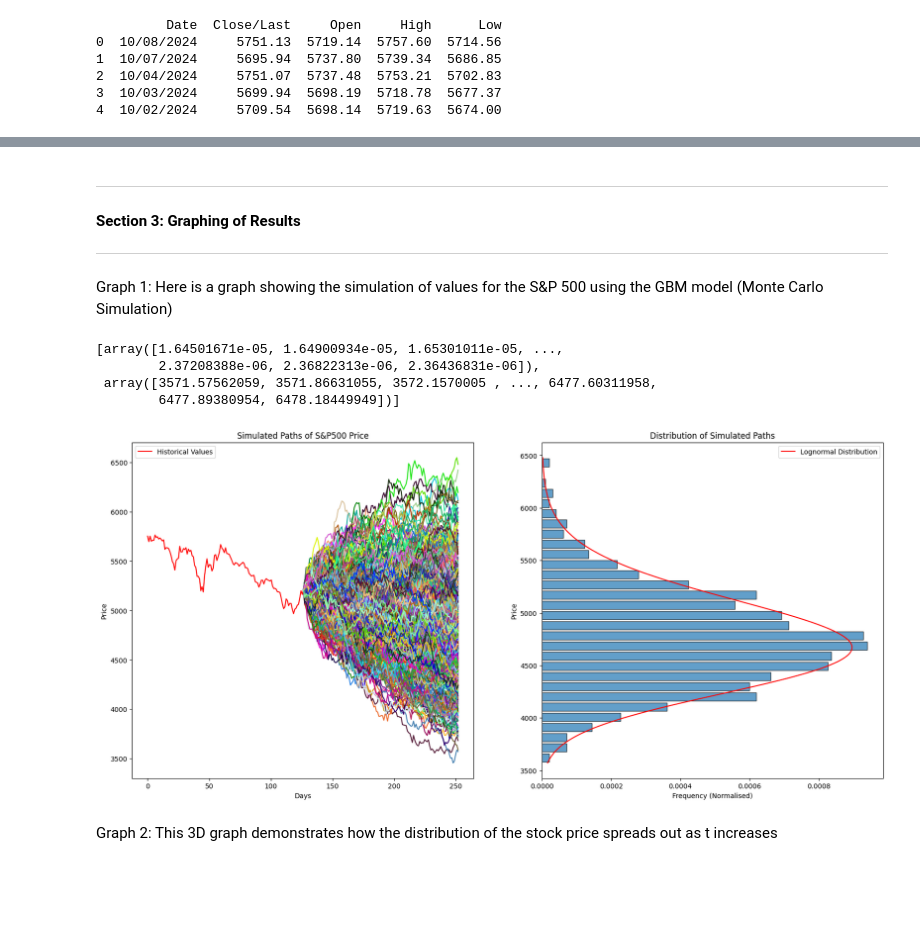
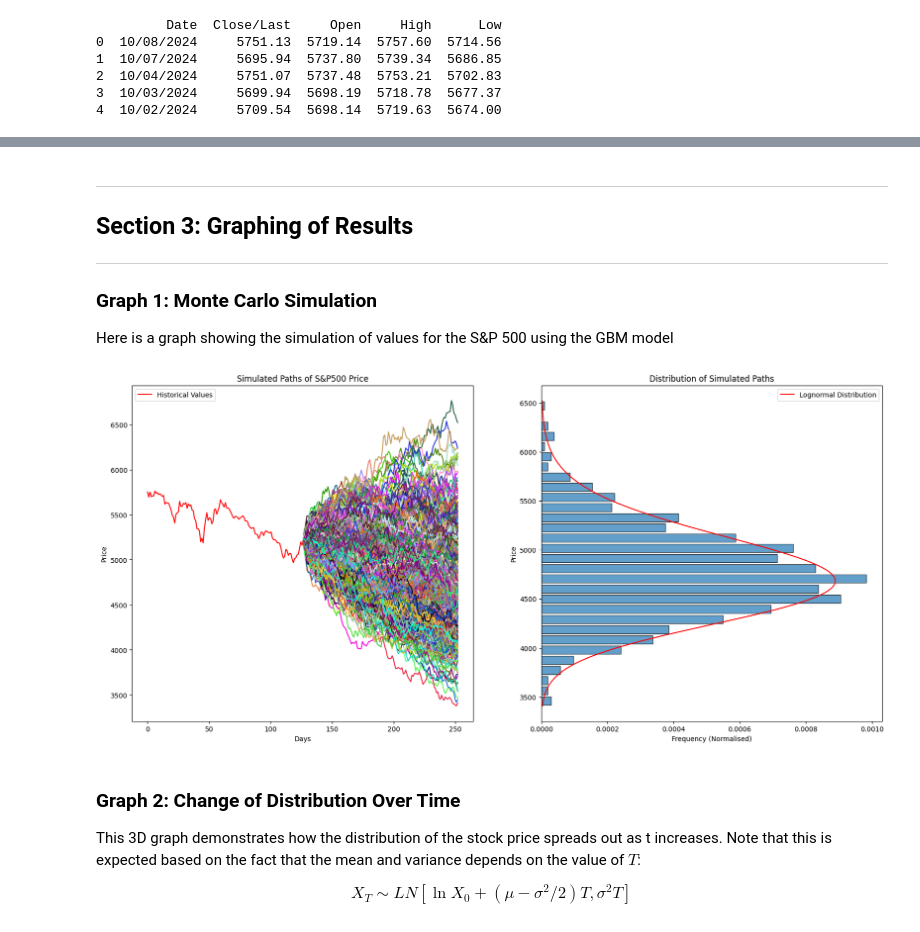
Before and after one commit to kellyj83/SDE-Code, a Jupyter notebook: GBM.ipynb, the cells around one changed output, grey strips where cells are left out. Cells and saved outputs as stored; diff of their text form; code cells hidden in the pictures; blank space fills up the shorter version.

```diff
--- a/GBM.ipynb
+++ b/GBM.ipynb
@@ -198,15 +190,13 @@ $X \sim LN\left[ \ln X_0 + (\mu - \sigma^2 / 2)T, \sigma^2 T \right] \implies X
 Since we have already defined $\Delta t = 1/252$ we are now ready to make some graphs!
 # %% [markdown]
 ---
-#### Section 3: Graphing of Results
+## Section 3: Graphing of Results
 ---
 
-Graph 1: Here is a graph showing the simulation of values for the S&P 500 using the GBM model (Monte Carlo Simulation)
+### Graph 1: Monte Carlo Simulation
+
+Here is a graph showing the simulation of values for the S&P 500 using the GBM model
 # %%
-import matplotlib.pyplot as plt
-from scipy.stats import lognorm
-
-
 def run_sim(N):
     X = np.zeros(N+1)
     X[0] = X_0
@@ -257,43 +247,40 @@ def plot_sim(N, M, plot3D):
     shape, loc, scale = lognorm.fit(final_vals, floc=0)  # Fit the lognormal distribution
     x_vals = np.linspace(min(final_vals), max(final_vals), 10000)  # Generate x values for the distribution
 
     # this function calculates the lognormal pdf given the input parameters shape, loc and scale
     pdf_vals = lognorm.pdf(x_vals, shape, loc, scale)
 
     ax2.plot(pdf_vals, x_vals, color='r', label="Lognormal Distribution")
     ax2.set_xlabel("Frequency (Normalised)")
     ax2.set_ylabel("Price")
     ax2.legend()
     ax2.set_title("Distribution of Simulated Paths")
 
     if plot3D == True:
         plt.close()
 
     return [pdf_vals, x_vals]
 
 # N = Number of days
 # M = Number of simulations
 N = 252
 M = 1000
 
 # t is our time
 t = 1
 dt = 1/N
 
 # X_0 is our initial value
 X_0 = sp_returns[-1]
 
-plot_sim(int(N/2), M, False)
-
-
-# NOTE: Add in a vertical line at the end of the historical data and then make arrows from the line pointing to the past and to the future!
+graph1 = plot_sim(int(N/2), M, False)
 # %% [output]
-[array([1.64501671e-05, 1.64900934e-05, 1.65301011e-05, ...,
-        2.37208388e-06, 2.36822313e-06, 2.36436831e-06]),
- array([3571.57562059, 3571.86631055, 3572.1570005 , ..., 6477.60311958,
-        6477.89380954, 6478.18449949])]
-[figure, old version]
+[figure, new version]
-# %% [markdown]
-Graph 2: This 3D graph demonstrates how the distribution of the stock price spreads out as t increases
+# %% [markdown]
+### Graph 2: Change of Distribution Over Time
+
+This 3D graph demonstrates how the distribution of the stock price spreads out as t increases. Note that this is expected based on the fact that the mean and variance depends on the value of $T$:
+
+$$X_T \sim LN\left[ \ln X_0 + (\mu - \sigma^2 / 2)T, \sigma^2 T \right]$$
 # %%
 # Initialize 3D plot
```
Also changed, not shown: parts of 11 cells of this notebook, 5 other files.
